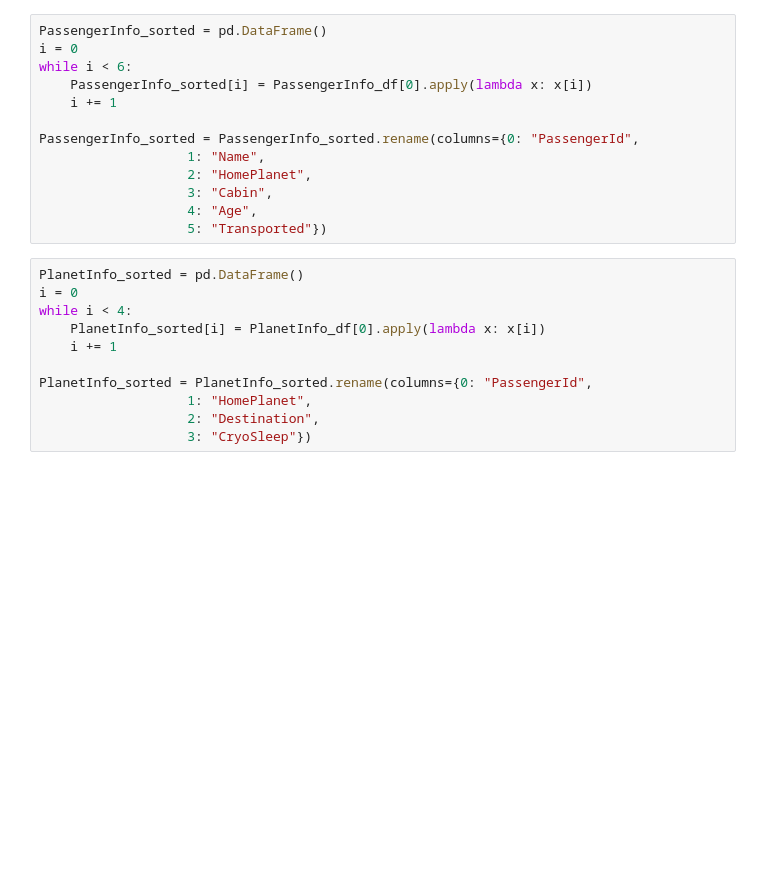
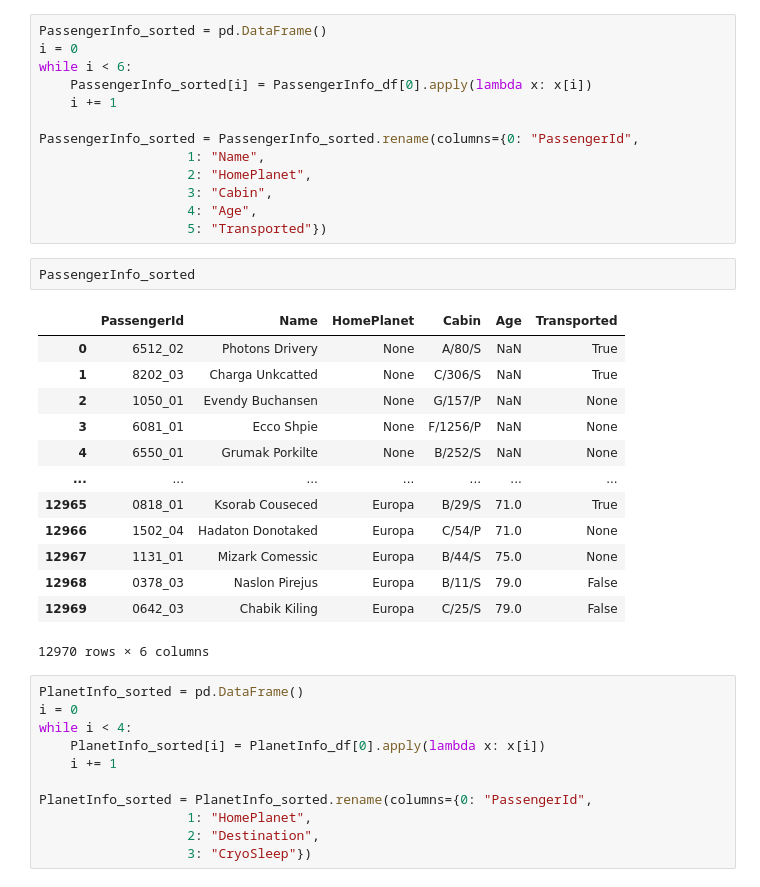
Before and after one commit to spicious-ai/Titanic, a Jupyter notebook: Spaceship_Titanic.ipynb, the cells around one changed output. Cells and saved outputs as stored; diff of their text form; blank space fills up the shorter version.

```diff
--- a/Spaceship_Titanic.ipynb
+++ b/Spaceship_Titanic.ipynb
@@ -101,6 +123,22 @@ PassengerInfo_sorted = PassengerInfo_sorted.rename(columns={0: "PassengerId",
                    3: "Cabin",
                    4: "Age",
                    5: "Transported"})
+# %%
+PassengerInfo_sorted
+# %% [output]
+|  | PassengerId | Name | HomePlanet | Cabin | Age | Transported |
+| 0 | 6512_02 | Photons Drivery | None | A/80/S | NaN | True |
+| 1 | 8202_03 | Charga Unkcatted | None | C/306/S | NaN | True |
+| 2 | 1050_01 | Evendy Buchansen | None | G/157/P | NaN | None |
+| 3 | 6081_01 | Ecco Shpie | None | F/1256/P | NaN | None |
+| 4 | 6550_01 | Grumak Porkilte | None | B/252/S | NaN | None |
+| ... | ... | ... | ... | ... | ... | ... |
+| 12965 | 0818_01 | Ksorab Couseced | Europa | B/29/S | 71.0 | True |
+| 12966 | 1502_04 | Hadaton Donotaked | Europa | C/54/P | 71.0 | None |
+| 12967 | 1131_01 | Mizark Comessic | Europa | B/44/S | 75.0 | None |
+| 12968 | 0378_03 | Naslon Pirejus | Europa | B/11/S | 79.0 | False |
+| 12969 | 0642_03 | Chabik Kiling | Europa | C/25/S | 79.0 | False |
+12970 rows × 6 columns
 # %%
 PlanetInfo_sorted = pd.DataFrame()
 i = 0
```
Also changed, not shown: parts of 23 cells of this notebook, 1 other file.
